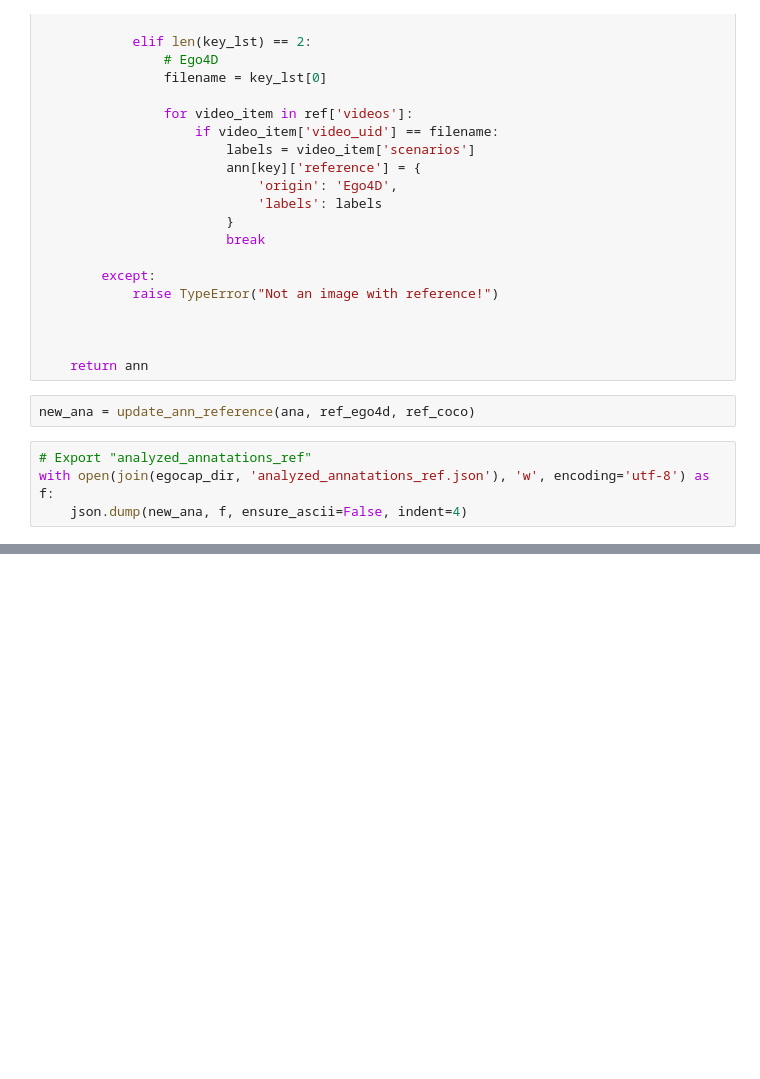
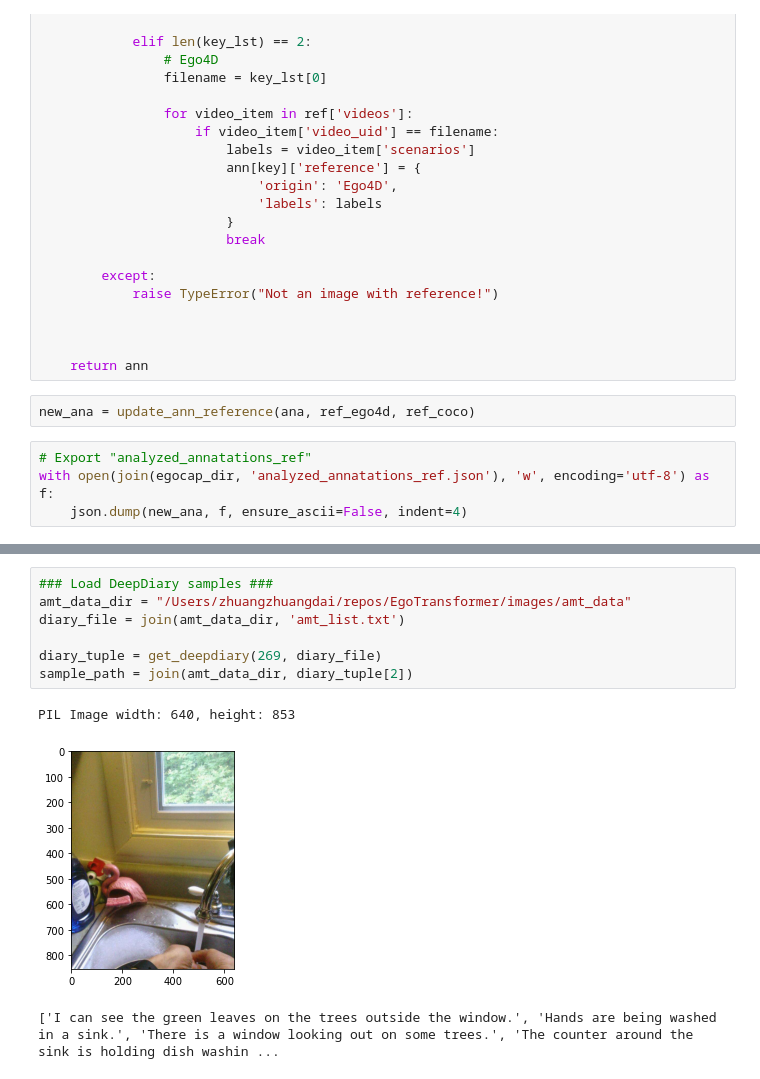
Before and after one commit to zdai257/EgoTransformer, a Jupyter notebook: zdData.ipynb, the cells around one changed output, grey strips where cells are left out. Cells and saved outputs as stored; diff of their text form; blank space fills up the shorter version.

```diff
--- a/zdData.ipynb
+++ b/zdData.ipynb
@@ -521,0 +581,11 @@ plt.show()
+# %%
+### Load DeepDiary samples ###
+amt_data_dir = "/Users/zhuangzhuangdai/repos/EgoTransformer/images/amt_data"
+diary_file = join(amt_data_dir, 'amt_list.txt')
+
+diary_tuple = get_deepdiary(269, diary_file)
+sample_path = join(amt_data_dir, diary_tuple[2])
+# %% [output]
+PIL Image width: 640, height: 853
+[figure, added]
+['I can see the green leaves on the trees outside the window.', 'Hands are being washed in a sink.', 'There is a window looking out on some trees.', 'The counter around the sink is holding dish washin ...
```
Also changed, not shown: parts of 48 cells of this notebook.
